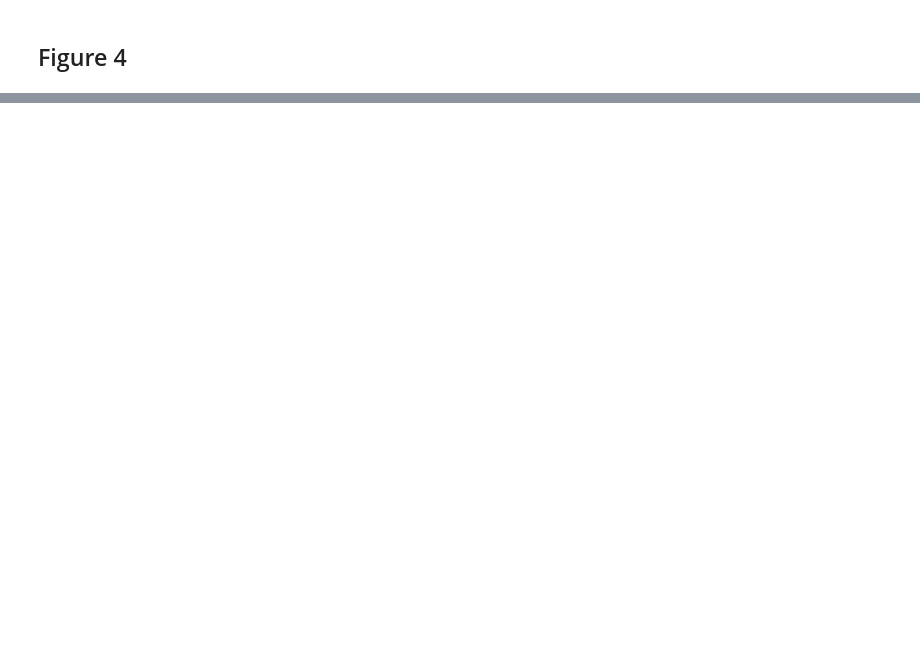
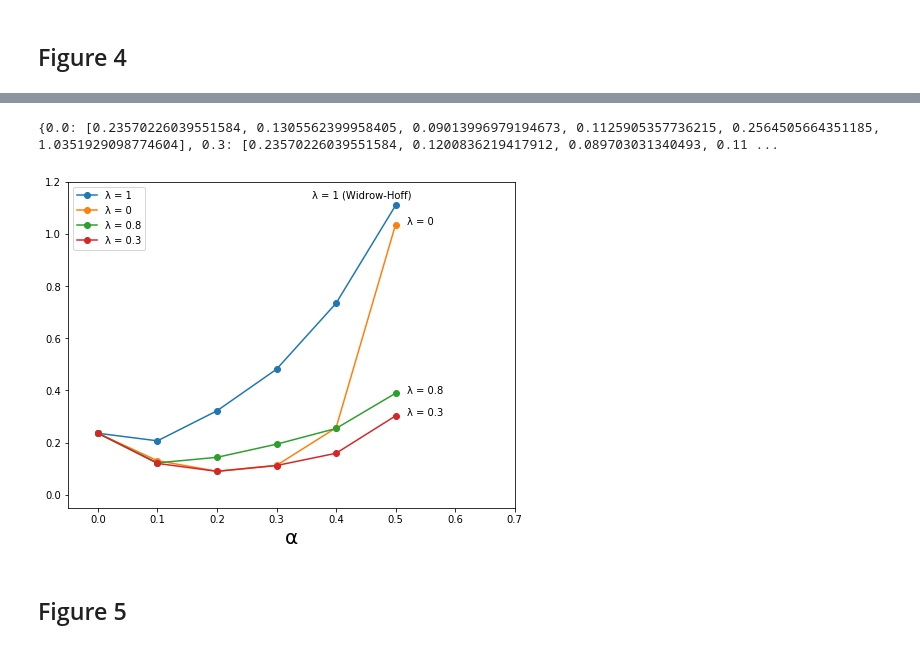
Before and after one commit to accraze/random-walk, a Jupyter notebook: Random Walk.ipynb, the cells around one changed output, grey strips where cells are left out. Cells and saved outputs as stored; diff of their text form; code cells hidden in the pictures; blank space fills up the shorter version.

Commit message:
added single training fn to replicate figure 4 and 5

```diff
--- a/Random Walk.ipynb
+++ b/Random Walk.ipynb
@@ -62,0 +69,9 @@ RMSEs = {1:[],0:[],0.8:[],0.3:[]}
+# %%
+num_train_sets = 100
+num_sequences   = 10 # or episodes
+training_sets = generate_training_sets(num_sequences=num_sequences, num_train_sets=num_train_sets)
+# %%
+%time
+rw = RandomWalk(alphas, lambdas)
+
+results = rw.train_single(training_sets)
@@ -62,0 +81,41 @@ RMSEs = {1:[],0:[],0.8:[],0.3:[]}
+# %%
+data = pd.DataFrame(results)
+
+data.columns = ["lambda", "alpha", "rms", "rmsstd"]
+
+# data = data[data.groupby(['lambda'])['rms'].transform(min) == \
+#             data['rms']].set_index(keys=['lambda'])
+
+#data.head()
+
+RMSEs = data.groupby('lambda')['rms'].apply(list).to_dict()
+
+data = data.drop('alpha', 1)
+
+data = data.drop('rmsstd', 1)
+
+
+for k,v in RMSEs.items():
+    v[:] = v[:6]
+
+print(RMSEs)
+# %% [output]
+{0.0: [0.23570226039551584, 0.1305562399958405, 0.09013996979194673, 0.1125905357736215, 0.2564505664351185, 1.0351929098774604], 0.3: [0.23570226039551584, 0.1200836219417912, 0.089703031340493, 0.11 ...
+# %%
+plt.figure(figsize=(8,6))
+for i in lambdas:
+    plt.plot(alphas[:6],RMSEs[i],'-o',label='λ = {}'.format(i))
+    if i == 1:
+        plt.annotate('λ = {} (Widrow-Hoff)'.format(i),(0.36,RMSEs[i][-1]+0.03))
+    else:
+        plt.annotate('λ = {}'.format(i),(0.52,RMSEs[i][-1]))
+plt.xlim([-0.05,0.7])
+plt.ylim([-0.05,1.2])
+plt.xlabel('α',size=20)
+plt.legend(loc=2)
+
+plt.savefig('plots/random_walk_fig4.png',dpi=72);
+# %% [output]
+[figure, added]
+# %% [markdown]
+## Figure 5
```
Also changed, not shown: parts of 9 cells of this notebook, 1 other file.
